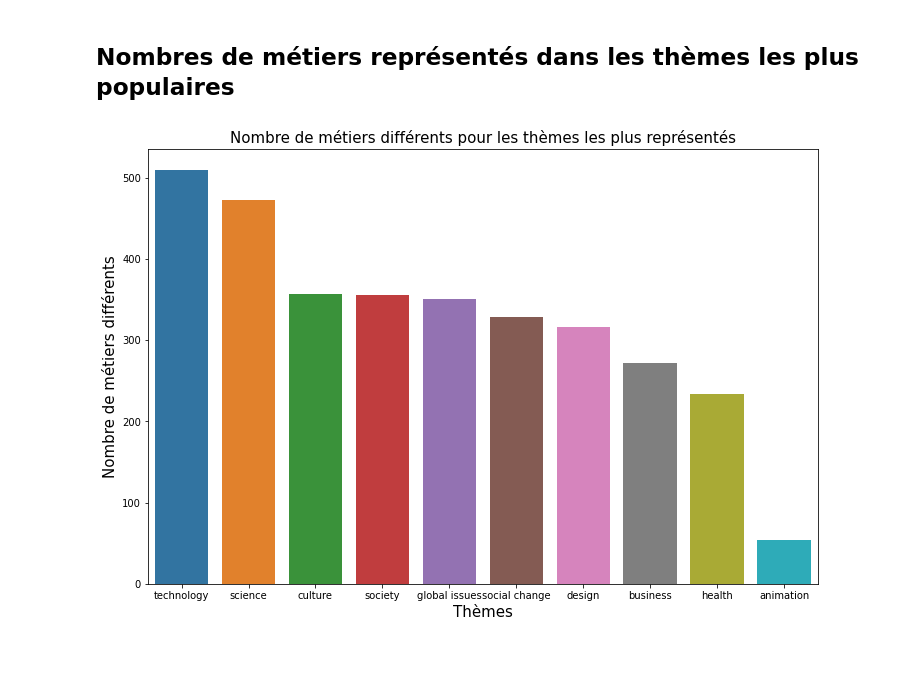
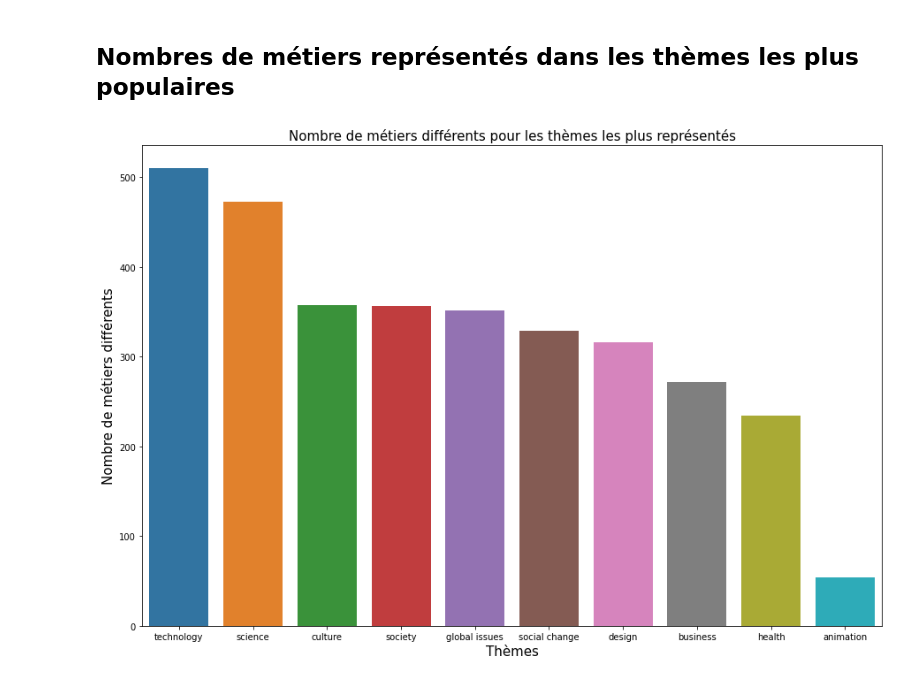
Before and after one commit to VictorTaillieu/TED-talks-analysis, a Jupyter notebook: notebooks/exploration.ipynb, the cells around one changed output. Cells and saved outputs as stored; diff of their text form; code cells hidden in the pictures; blank space fills up the shorter version.

```diff
--- a/notebooks/exploration.ipynb
+++ b/notebooks/exploration.ipynb
@@ -267,32 +267,32 @@ col1 = df_pop_occ.occupations.apply(lambda x : literal_eval(x)[0] if pd.notnull(
 
 df_pop_occ = df_pop_occ.copy().iloc[col1.index]
 
 df_pop_occ["occ0"] = col1.values
 
 df_pop_occ.drop("occupations", axis = 1, inplace = True)
 
 col2 = df_pop_occ.topics.dropna().explode()
 
 df_pop_occ = df_pop_occ.copy().iloc[col2.index]
 
 df_pop_occ["top"] = col2.values
 
 df_pop_occ.drop("topics", axis = 1, inplace = True)
 
 df_pop_occ.drop_duplicates(inplace = True)
 
 df_pop_occ_counted = df_pop_occ.groupby("top").count().loc[index_popular_topic]
 
 df_pop_occ_counted.sort_values(by = "occ0", ascending = False, inplace = True)
 
 df_pop_occ_counted
 
 plt.figure(figsize=(15, 10))
 
-sns.barplot(x = df_pop_occ_counted.index, y=df_pop_occ_counted.values.reshape(1,-1)[0], linewidth=2.5)
+sns.barplot(x = df_pop_occ_counted.index, y=df_pop_occ_counted.values.reshape(1,-1)[0])
 plt.title("Nombre de métiers différents pour les thèmes les plus représentés", fontsize=15)
 plt.xlabel("Thèmes", fontsize=15)
 plt.ylabel("Nombre de métiers différents", fontsize=15)
 plt.show()
 # %% [output]
-[figure, old version]
+[figure, new version]
```
